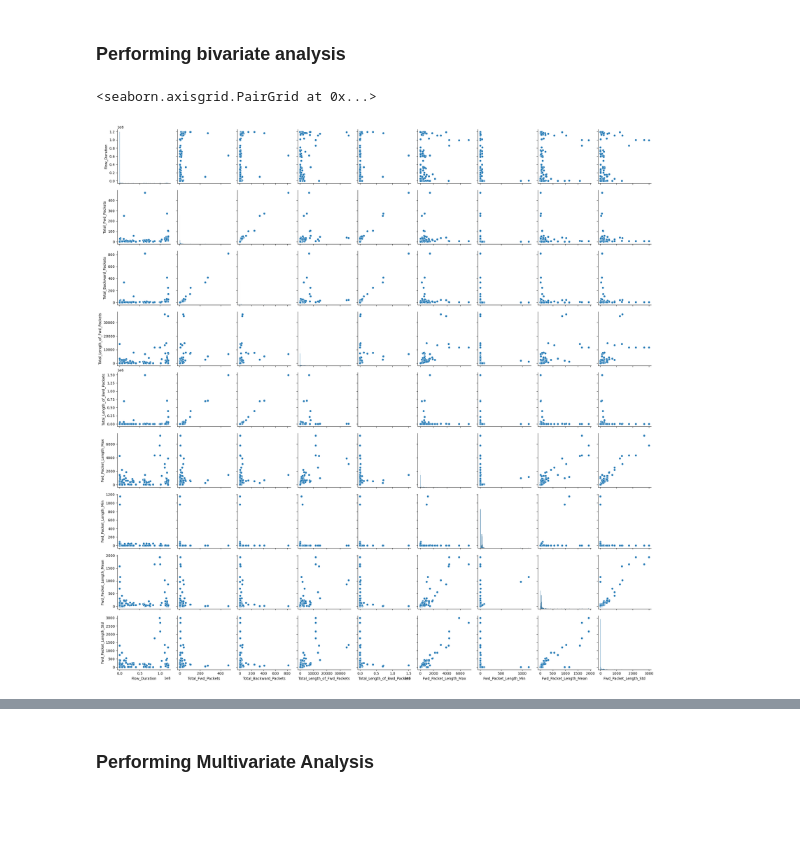
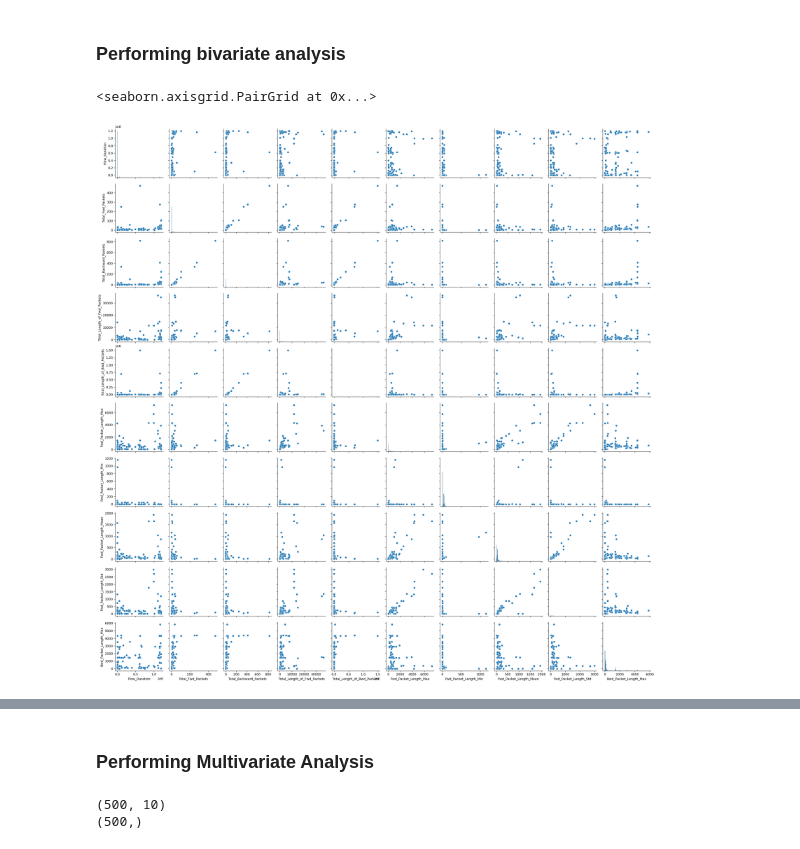
Before and after one commit to lnelson8/COMP-479-Final-Project, a Jupyter notebook: Final_Project_Code.ipynb, the cells around one changed output, grey strips where cells are left out. Cells and saved outputs as stored; diff of their text form; code cells hidden in the pictures; blank space fills up the shorter version.

```diff
--- a/Final_Project_Code.ipynb
+++ b/Final_Project_Code.ipynb
@@ -299,12 +299,12 @@ for col in data.columns:
 # %%
 # doing pair plots for a subset of rows
 import seaborn as sns
 # doing pairplots for the first 10 columns
-data_subset = data.iloc[1:500,1:10]
+data_subset = data.iloc[1:501,1:11]
 sns.pairplot(data_subset)
 # %% [output]
 <seaborn.axisgrid.PairGrid at 0x...>
-[figure, old version]
+[figure, new version]
 # %%
 # correlation matrix
 #data['Attack_Type']
@@ -333,2 +344,9 @@ corr_data.corr().style.background_gradient(cmap='coolwarm')
 # %%
-# choosing to do k-means
+# don't need to make blobs since we already have data
+Xb = data_subset
+print(Xb.shape)
+yb = data['Attack_Type'][1:501]
+print(yb.shape)
+# %% [output]
+(500, 10)
+(500,)
```
Also changed, not shown: parts of 9 cells of this notebook.
